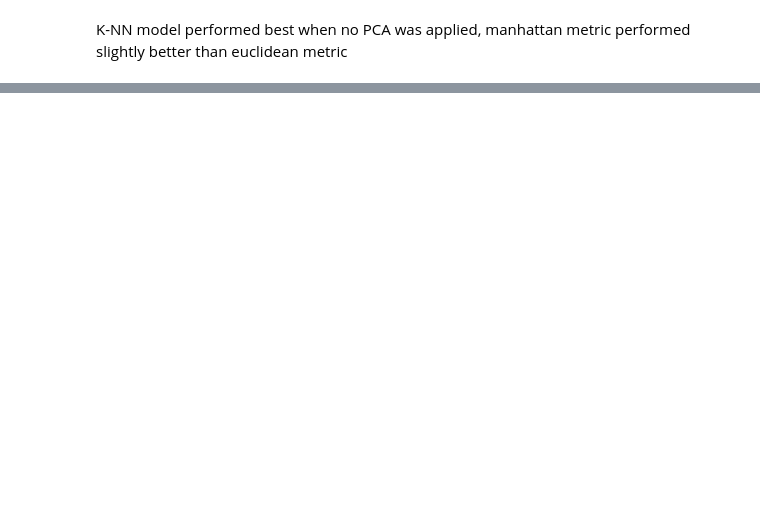
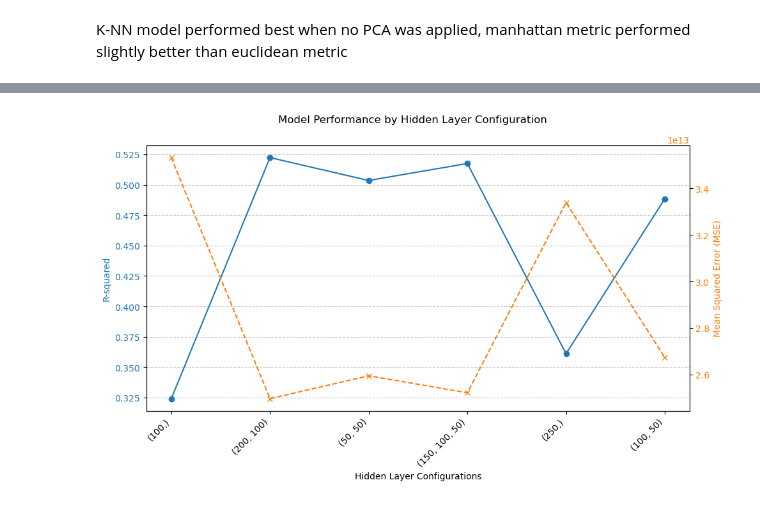
Before and after one commit to lucas-alba/MLFinalProject, a Jupyter notebook: Predict Player Value/Final Project- Machine Learning (RFR, XGBOOST, KNN, ENSEMBLE).ipynb, the cells around one changed output, grey strips where cells are left out. Cells and saved outputs as stored; diff of their text form; code cells hidden in the pictures; blank space fills up the shorter version.

```diff
--- a/Predict Player Value/Final Project- Machine Learning (RFR, XGBOOST, KNN, ENSEMBLE).ipynb
+++ b/Predict Player Value/Final Project- Machine Learning (RFR, XGBOOST, KNN, ENSEMBLE).ipynb
@@ -796,0 +906,33 @@ Ensemble - R² Score: 0.564324230916113
+# %%
+import matplotlib.pyplot as plt
+
+# Prepare x-axis labels as string representations of configurations
+config_labels = [str(config) for config in hidden_layer_configs]
+
+# Plot R-squared and MSE values
+fig, ax1 = plt.subplots(figsize=(10, 6))
+
+# R-squared plot (left y-axis)
+color = 'tab:blue'
+ax1.set_xlabel('Hidden Layer Configurations')
+ax1.set_ylabel('R-squared', color=color)
+ax1.plot(config_labels, r2_scores, color=color, marker='o', label="R-squared")
+ax1.tick_params(axis='y', labelcolor=color)
+ax1.set_xticklabels(config_labels, rotation=45, ha='right')
+
+# MSE plot (right y-axis)
+ax2 = ax1.twinx()
+color = 'tab:orange'
+ax2.set_ylabel('Mean Squared Error (MSE)', color=color)
+ax2.plot(config_labels, mse_values, color=color, marker='x', linestyle='--', label="MSE")
+ax2.tick_params(axis='y', labelcolor=color)
+
+# Add title and grid
+fig.suptitle('Model Performance by Hidden Layer Configuration')
+ax1.grid(axis='y', linestyle='--', alpha=0.7)
+
+# Add legends
+fig.tight_layout()
+plt.show()
+# %% [output]
+[figure, added]
```
Also changed, not shown: parts of 19 cells of this notebook.
